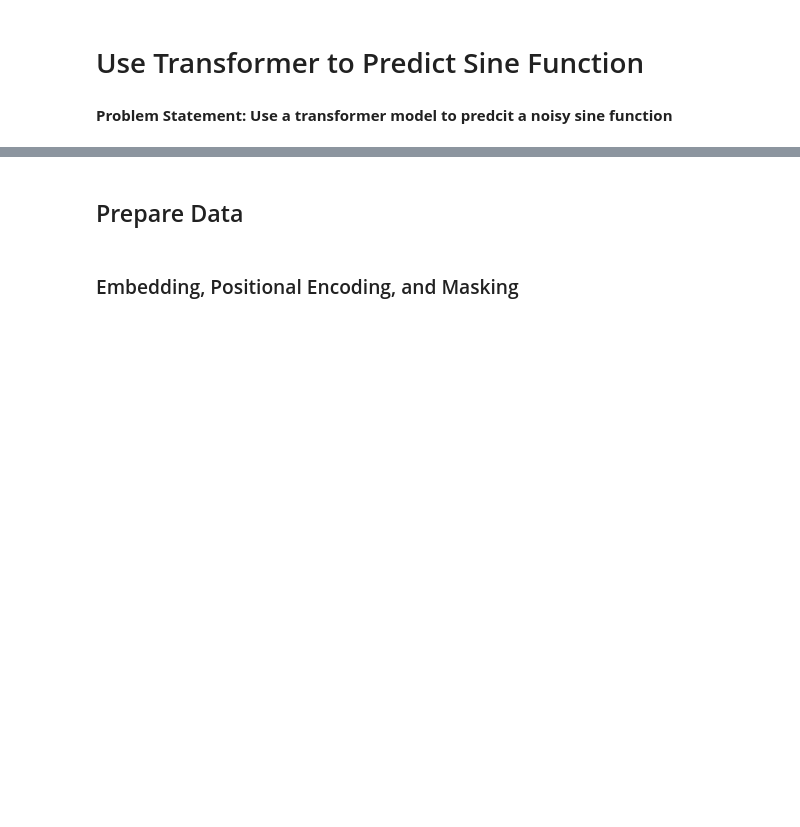
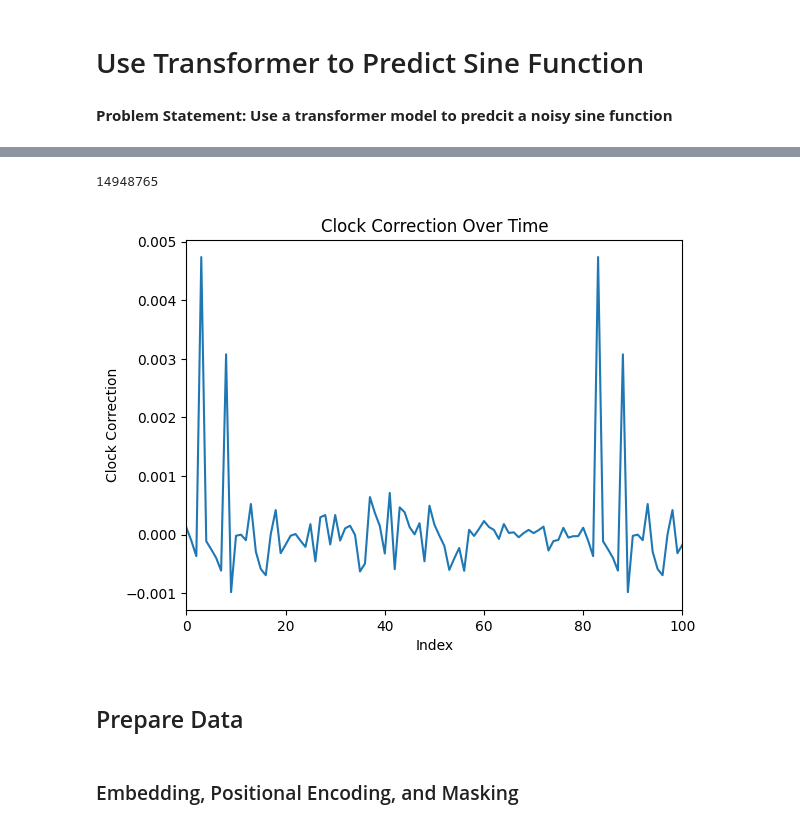
Before and after one commit to marilynbraojos/transformer_demo, a Jupyter notebook: gps2309.ipynb, the cells around one changed output, grey strips where cells are left out. Saved outputs shown, nothing was run; the diff lists cells and outputs as text; code cells hidden in the pictures; blank space fills up the shorter version.

```diff
--- a/gps2309.ipynb
+++ b/gps2309.ipynb
@@ -151,0 +69,8 @@ plt.show()
+# %%
+# Extract indices and 'y' (clock_correction) array from the loaded data
+indices = data['indices']
+clock_correction = data['y']
+# %%
+len(clock_correction)
+# %% [output]
+14948765
@@ -152,3 +88,13 @@ plt.show()
+# %%
+# Plotting with custom indices as x-axis
+plt.plot(indices, clock_correction)
+plt.xlabel('Index')
+plt.ylabel('Clock Correction')
+plt.title('Clock Correction Over Time')
+plt.xlim(0, 100)  # Adjust the x-axis limit as needed
+plt.show()
+# %% [output]
+[figure, added]
 # %% [markdown]
 ## Prepare Data
 # %%
```
Also changed, not shown: parts of 18 cells of this notebook.
